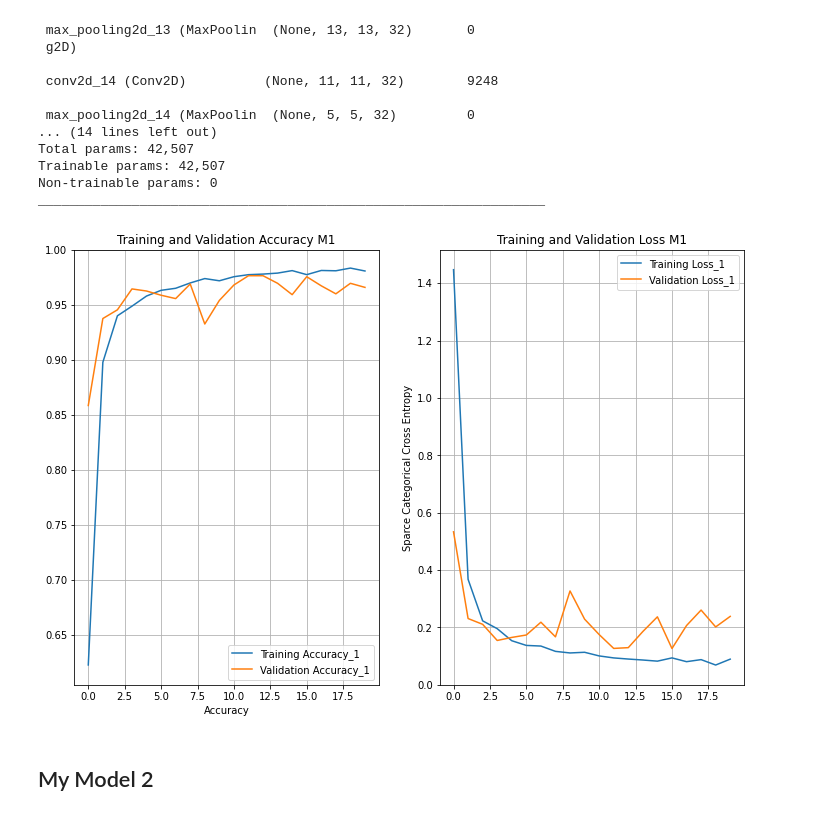
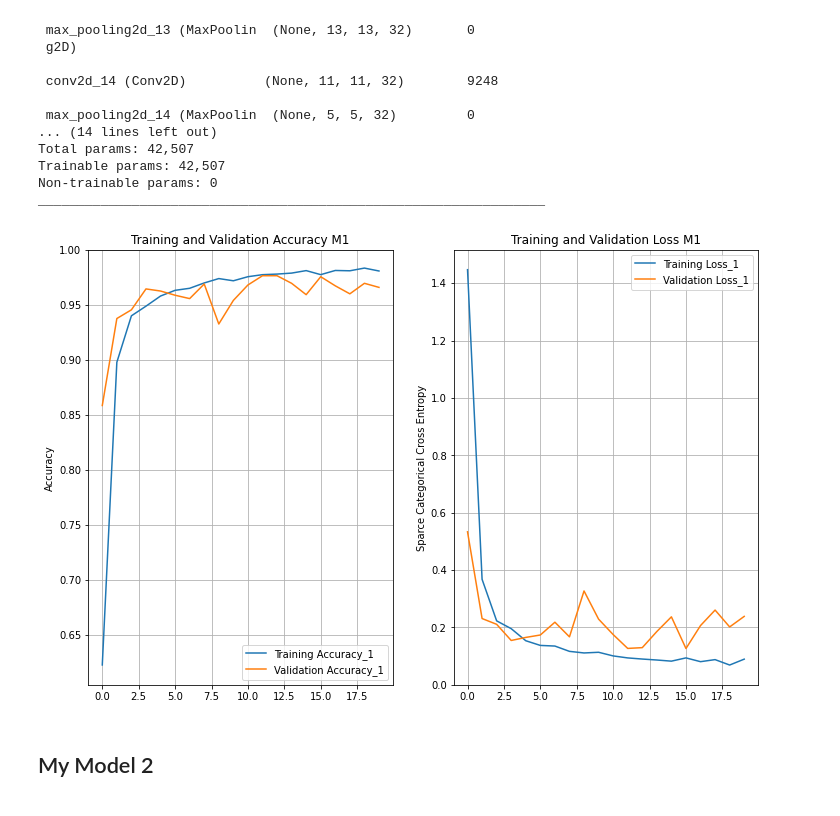
Before and after one commit to PLEX-GR00T/GTSRB_Deep_Learning_Project, a Jupyter notebook: Deep_learning_signboards_models_compare.ipynb, the cells around one changed output. Drawn from its saved outputs; the diff is of its cells as text; code cells hidden in the pictures.

```diff
--- a/Deep_learning_signboards_models_compare.ipynb
+++ b/Deep_learning_signboards_models_compare.ipynb
@@ -469,33 +469,33 @@ _________________________________________________________________
 # %%
 acc1 = history1.history['accuracy']
 val_acc1 = history1.history['val_accuracy']
 
 loss1=history1.history['loss']
 val_loss1=history1.history['val_loss']
 
 epochs_range = range(len(acc1))
 
 fig=plt.figure(figsize=(12, 8))
 plt.subplot(1, 2, 1)
 plt.plot(epochs_range, acc1, label='Training Accuracy_1')
 plt.plot(epochs_range, val_acc1, label='Validation Accuracy_1')
 plt.legend(loc='lower right')
-plt.xlabel('Accuracy')
+plt.ylabel('Accuracy')
 plt.ylim([min(plt.ylim()),1])
 plt.grid(True)
 plt.title('Training and Validation Accuracy M1')
 
 plt.subplot(1, 2, 2)
 plt.plot(epochs_range, loss1, label='Training Loss_1')
 plt.plot(epochs_range, val_loss1, label='Validation Loss_1')
 plt.legend(loc='upper right')
 plt.ylabel('Sparce Categorical Cross Entropy')
 plt.grid(True)
 plt.title('Training and Validation Loss M1')
 plt.show()
 fig.savefig('traininghistory_M1.pdf')
 # %% [output]
-[figure, old version]
+[figure, new version]
 # %% [markdown]
 ## My Model 2
 # %%
```
Also changed, not shown: parts of 2 cells of this notebook.
